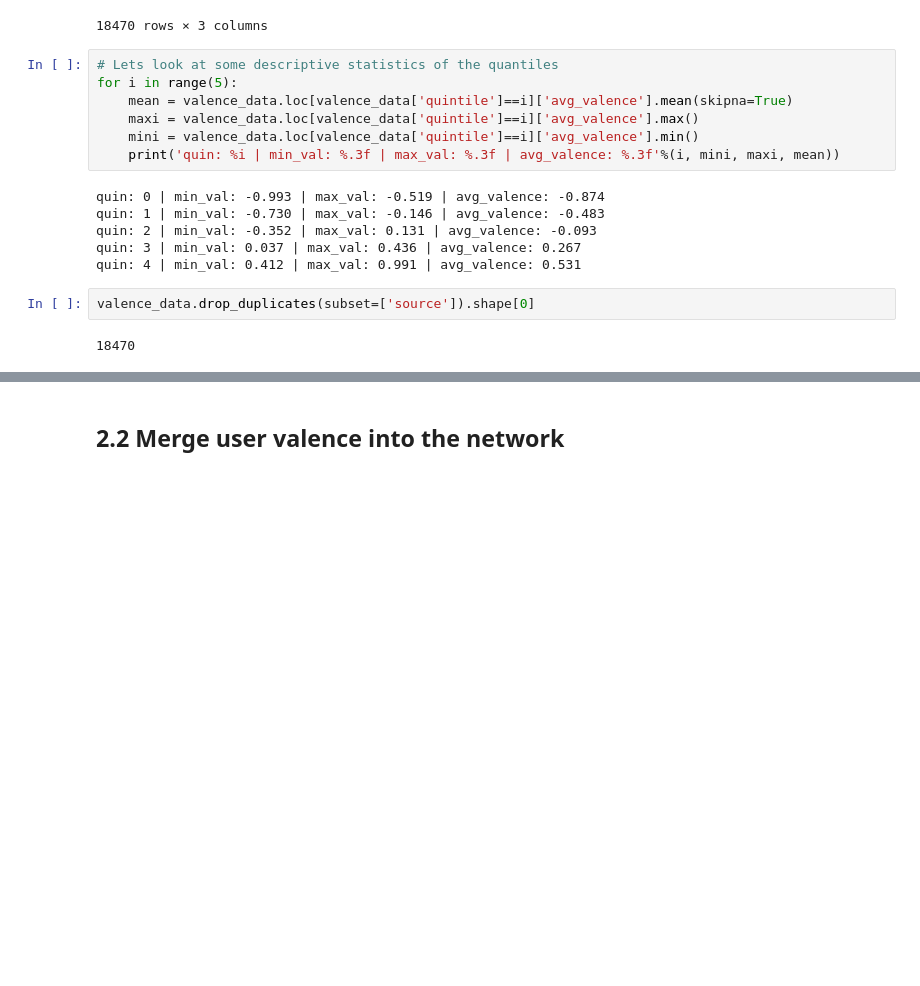
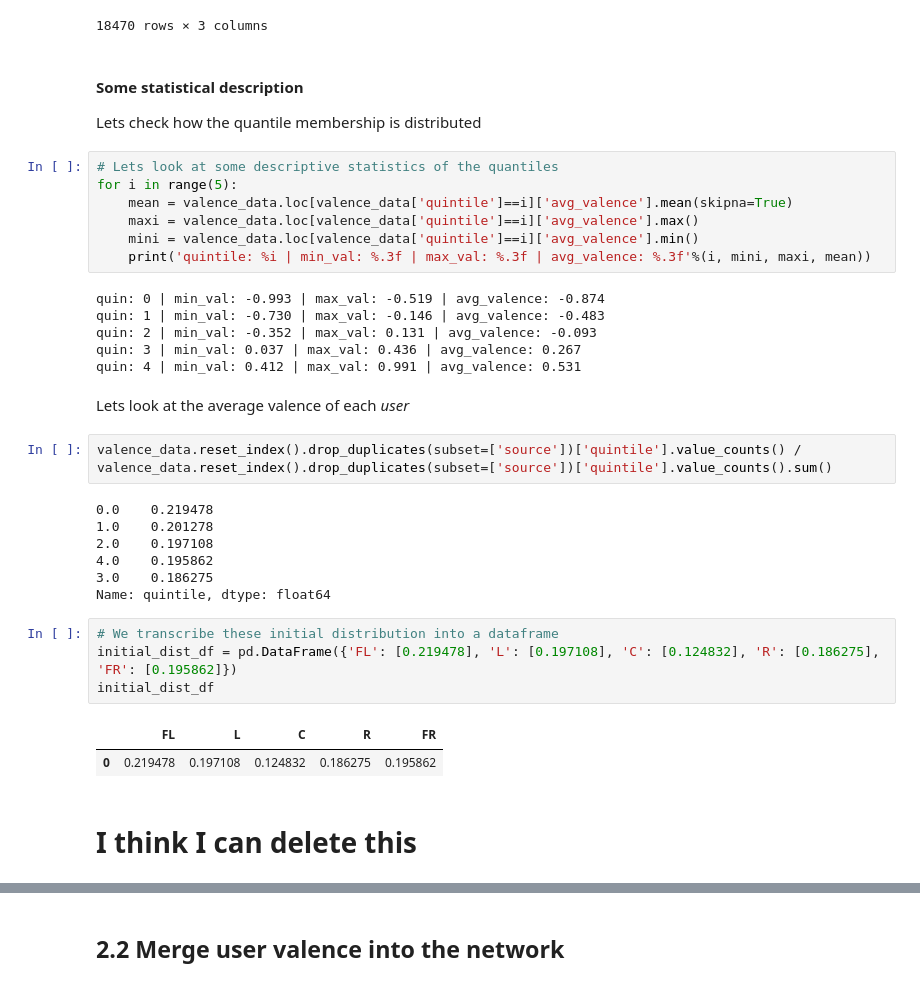
Before and after one commit to nromerodiaz/PhD, a Jupyter notebook: Assignment_2/Assignment_2.ipynb, the cells around one changed output, grey strips where cells are left out. Cells and saved outputs as stored; diff of their text form; blank space fills up the shorter version.

```diff
--- a/Assignment_2/Assignment_2.ipynb
+++ b/Assignment_2/Assignment_2.ipynb
@@ -623,23 +623,43 @@ valence_data
 | 14974 | 18466 | 0.575994 | 4.0 |
 | 14977 | 18469 | 0.501088 | 4.0 |
 18470 rows × 3 columns
+# %% [markdown]
+#### Some statistical description
+
+Lets check how the quantile membership is distributed
 # %%
 # Lets look at some descriptive statistics of the quantiles
 for i in range(5):
     mean = valence_data.loc[valence_data['quintile']==i]['avg_valence'].mean(skipna=True)
     maxi = valence_data.loc[valence_data['quintile']==i]['avg_valence'].max()
     mini = valence_data.loc[valence_data['quintile']==i]['avg_valence'].min()
-    print('quin: %i | min_val: %.3f | max_val: %.3f | avg_valence: %.3f'%(i, mini, maxi, mean))
+    print('quintile: %i | min_val: %.3f | max_val: %.3f | avg_valence: %.3f'%(i, mini, maxi, mean))
 # %% [output]
 quin: 0 | min_val: -0.993 | max_val: -0.519 | avg_valence: -0.874
 quin: 1 | min_val: -0.730 | max_val: -0.146 | avg_valence: -0.483
 quin: 2 | min_val: -0.352 | max_val: 0.131 | avg_valence: -0.093
 quin: 3 | min_val: 0.037 | max_val: 0.436 | avg_valence: 0.267
 quin: 4 | min_val: 0.412 | max_val: 0.991 | avg_valence: 0.531
+# %% [markdown]
+Lets look at the average valence of each *user*
 # %%
-valence_data.drop_duplicates(subset=['source']).shape[0]
+valence_data.reset_index().drop_duplicates(subset=['source'])['quintile'].value_counts() / valence_data.reset_index().drop_duplicates(subset=['source'])['quintile'].value_counts().sum()
 # %% [output]
-18470
+0.0    0.219478
+1.0    0.201278
+2.0    0.197108
+4.0    0.195862
+3.0    0.186275
+Name: quintile, dtype: float64
+# %%
+# We transcribe these initial distribution into a dataframe
+initial_dist_df = pd.DataFrame({'FL': [0.219478], 'L': [0.197108], 'C': [0.124832], 'R': [0.186275], 'FR': [0.195862]})
+initial_dist_df
+# %% [output]
+|  | FL | L | C | R | FR |
+| 0 | 0.219478 | 0.197108 | 0.124832 | 0.186275 | 0.195862 |
+# %% [markdown]
+# I think I can delete this
 # %%
 temp_valence_data = valence_data.reset_index(drop=True).reset_index(drop=False)
 temp_valence_data
```
Also changed, not shown: parts of 100 cells of this notebook.
